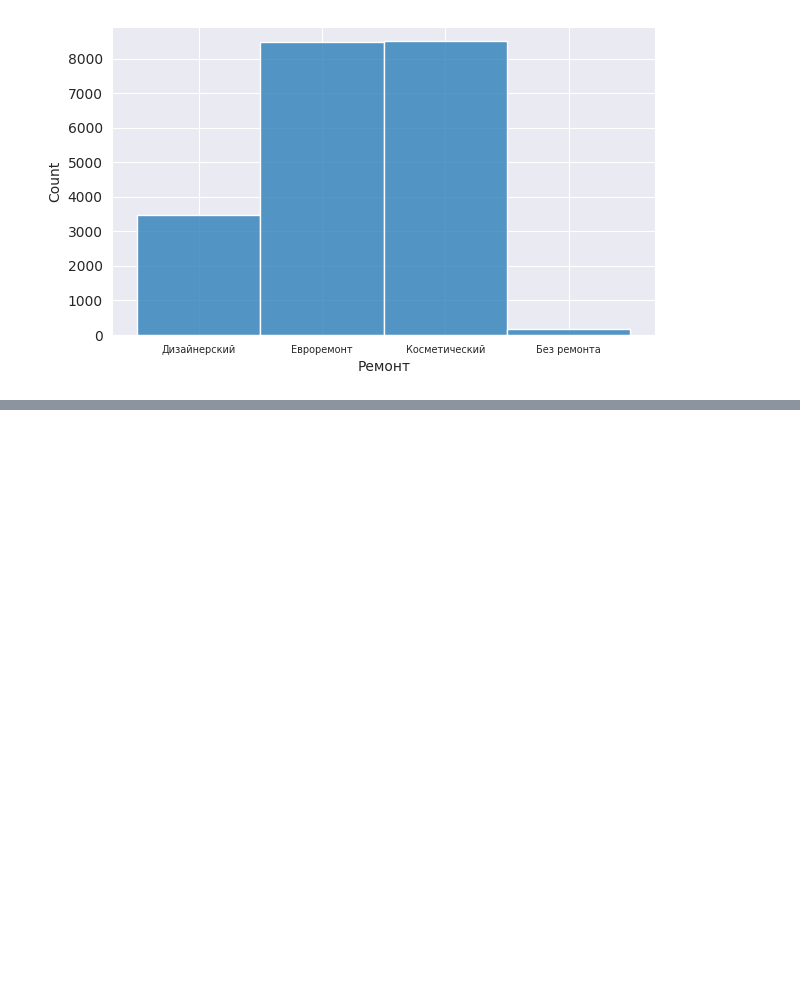
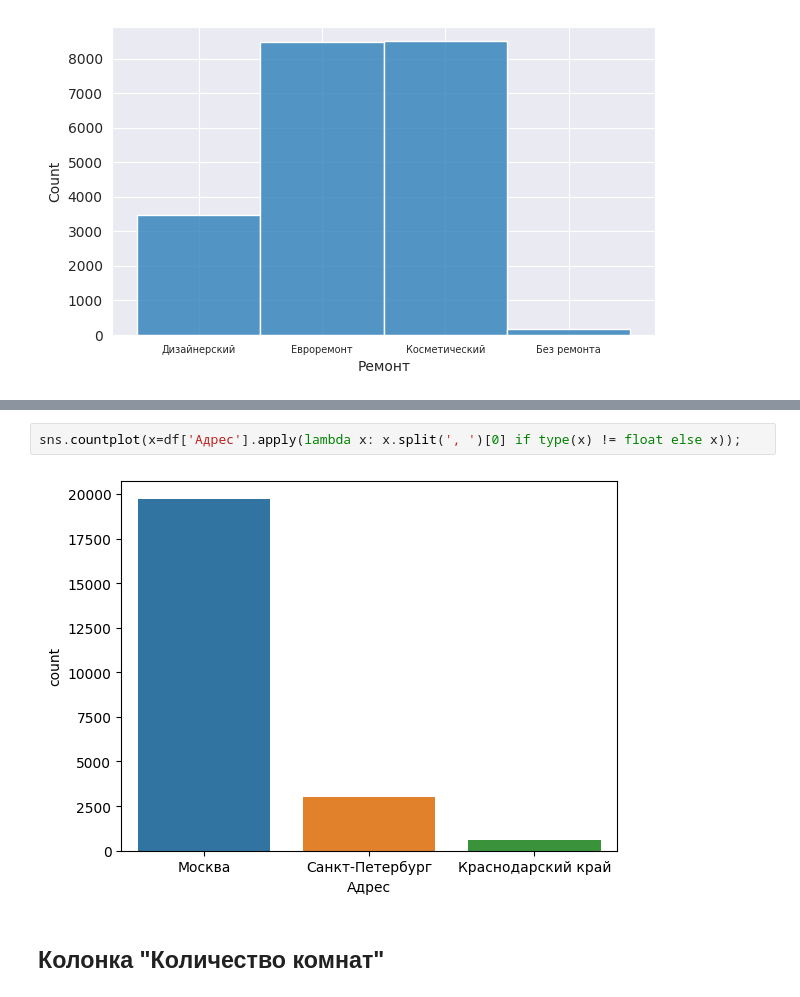
Before and after one commit to sunny-annie/Streamlit_rent_real_estate, a Jupyter notebook: EDA.ipynb, the cells around one changed output, grey strips where cells are left out. Drawn from its saved outputs; the diff is of its cells as text; blank space fills up the shorter version.

```diff
--- a/EDA.ipynb
+++ b/EDA.ipynb
@@ -217,0 +222,6 @@ plt.show()
+# %%
+sns.countplot(x=df['Адрес'].apply(lambda x: x.split(', ')[0] if type(x) != float else x));
+# %% [output]
+[figure, added]
+# %% [markdown]
+## Колонка "Количество комнат"
```
Also changed, not shown: parts of 31 cells of this notebook.
